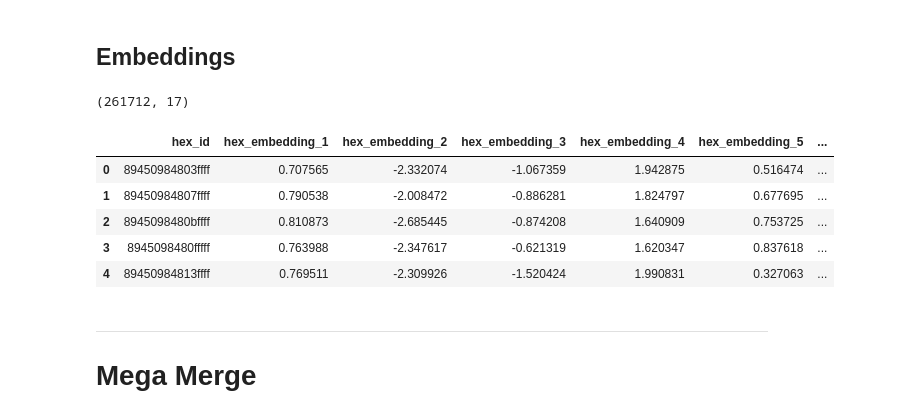
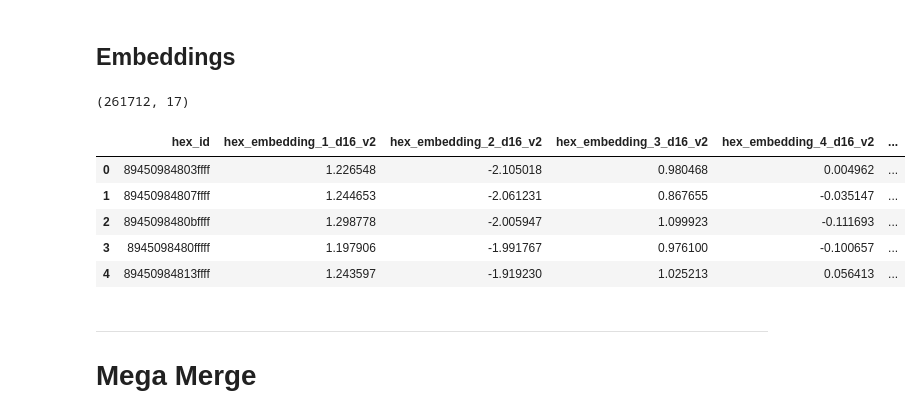
Before and after one commit to YunPerez/mexico-real-estate-investigation, a Jupyter notebook: src/P3_MODELS/s0_final_table.ipynb, the cells around one changed output. Saved outputs shown, nothing was run; the diff lists cells and outputs as text; code cells hidden in the pictures.

Commit message:
embeddings d16 v2

```diff
--- a/src/P3_MODELS/s0_final_table.ipynb
+++ b/src/P3_MODELS/s0_final_table.ipynb
@@ -405,19 +405,24 @@ df_terrain_prices.head()
 ## Embeddings
 # %%
 # read parquet
-gdf_hex_embeddings = pd.read_parquet("../../data/misc/hex_embeddings.parquet")
+gdf_hex_embeddings = pd.read_parquet("../../data/misc/hex_embeddings_d16_v2.parquet")
+
+# columns with hex_embeddings add sufix d16
+gdf_hex_embeddings = gdf_hex_embeddings.rename(
+    columns=lambda x: x + "_d16_v2" if x not in ["hex_id"] else x
+)
 
 # look
 print(gdf_hex_embeddings.shape)
 gdf_hex_embeddings.head()
 # %% [output]
 (261712, 17)
-|  | hex_id | hex_embedding_1 | hex_embedding_2 | hex_embedding_3 | hex_embedding_4 | hex_embedding_5 | ... |
-| 0 | 89450984803ffff | 0.707565 | -2.332074 | -1.067359 | 1.942875 | 0.516474 | ... |
-| 1 | 89450984807ffff | 0.790538 | -2.008472 | -0.886281 | 1.824797 | 0.677695 | ... |
-| 2 | 8945098480bffff | 0.810873 | -2.685445 | -0.874208 | 1.640909 | 0.753725 | ... |
-| 3 | 8945098480fffff | 0.763988 | -2.347617 | -0.621319 | 1.620347 | 0.837618 | ... |
-| 4 | 89450984813ffff | 0.769511 | -2.309926 | -1.520424 | 1.990831 | 0.327063 | ... |
+|  | hex_id | hex_embedding_1_d16_v2 | hex_embedding_2_d16_v2 | hex_embedding_3_d16_v2 | hex_embedding_4_d16_v2 | ... |
+| 0 | 89450984803ffff | 1.226548 | -2.105018 | 0.980468 | 0.004962 | ... |
+| 1 | 89450984807ffff | 1.244653 | -2.061231 | 0.867655 | -0.035147 | ... |
+| 2 | 8945098480bffff | 1.298778 | -2.005947 | 1.099923 | -0.111693 | ... |
+| 3 | 8945098480fffff | 1.197906 | -1.991767 | 0.976100 | -0.100657 | ... |
+| 4 | 89450984813ffff | 1.243597 | -1.919230 | 1.025213 | 0.056413 | ... |
 # %% [markdown]
 ---
 # Mega Merge
```
Also changed, not shown: parts of 4 cells of this notebook, 2 other files.
